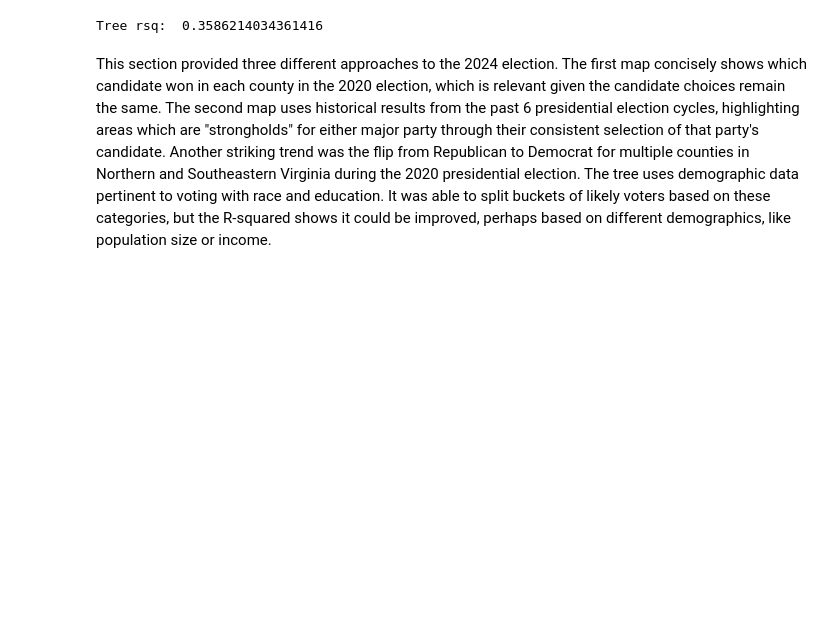
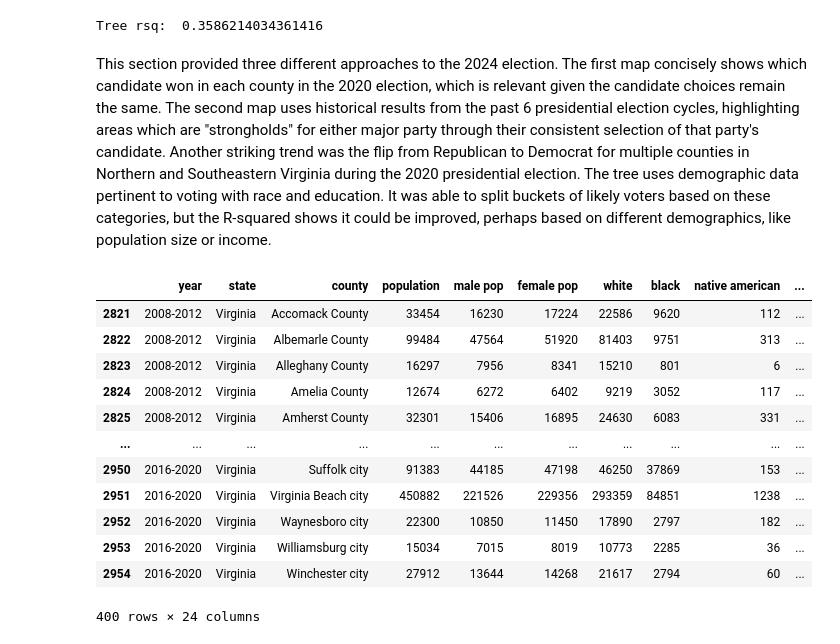
Before and after one commit to vnewsome/project_voting, a Jupyter notebook: ML_project3.ipynb, the cells around one changed output. Saved outputs shown, nothing was run; the diff lists cells and outputs as text; code cells hidden in the pictures; blank space fills up the shorter version.

```diff
--- a/ML_project3.ipynb
+++ b/ML_project3.ipynb
@@ -255,3 +253,22 @@ print('Tree rsq: ', cart.score(X_test, y_test)) # R-squared
 Tree rsq:  0.3586214034361416
 # %% [markdown]
 This section provided three different approaches to the 2024 election. The first map concisely shows which candidate won in each county in the 2020 election, which is relevant given the candidate choices remain the same. The second map uses historical results from the past 6 presidential election cycles, highlighting areas which are "strongholds" for either major party through their consistent selection of that party's candidate. Another striking trend was the flip from Republican to Democrat for multiple counties in Northern and Southeastern Virginia during the 2020 presidential election. The tree uses demographic data pertinent to voting with race and education. It was able to split buckets of likely voters based on these categories, but the R-squared shows it could be improved, perhaps based on different demographics, like population size or income.
+# %%
+vapop = popchardf.loc[popchardf['state'] == 'Virginia']
+
+with pd.option_context('display.max_rows', 10, 'display.max_columns', None):
+    display(vapop)
+# %% [output]
+|  | year | state | county | population | male pop | female pop | white | black | native american | ... |
+| 2821 | 2008-2012 | Virginia | Accomack County | 33454 | 16230 | 17224 | 22586 | 9620 | 112 | ... |
+| 2822 | 2008-2012 | Virginia | Albemarle County | 99484 | 47564 | 51920 | 81403 | 9751 | 313 | ... |
+| 2823 | 2008-2012 | Virginia | Alleghany County | 16297 | 7956 | 8341 | 15210 | 801 | 6 | ... |
+| 2824 | 2008-2012 | Virginia | Amelia County | 12674 | 6272 | 6402 | 9219 | 3052 | 117 | ... |
+| 2825 | 2008-2012 | Virginia | Amherst County | 32301 | 15406 | 16895 | 24630 | 6083 | 331 | ... |
+| ... | ... | ... | ... | ... | ... | ... | ... | ... | ... | ... |
+| 2950 | 2016-2020 | Virginia | Suffolk city | 91383 | 44185 | 47198 | 46250 | 37869 | 153 | ... |
+| 2951 | 2016-2020 | Virginia | Virginia Beach city | 450882 | 221526 | 229356 | 293359 | 84851 | 1238 | ... |
+| 2952 | 2016-2020 | Virginia | Waynesboro city | 22300 | 10850 | 11450 | 17890 | 2797 | 182 | ... |
+| 2953 | 2016-2020 | Virginia | Williamsburg city | 15034 | 7015 | 8019 | 10773 | 2285 | 36 | ... |
+| 2954 | 2016-2020 | Virginia | Winchester city | 27912 | 13644 | 14268 | 21617 | 2794 | 60 | ... |
+400 rows × 24 columns
```
Also changed, not shown: parts of 15 cells of this notebook.
